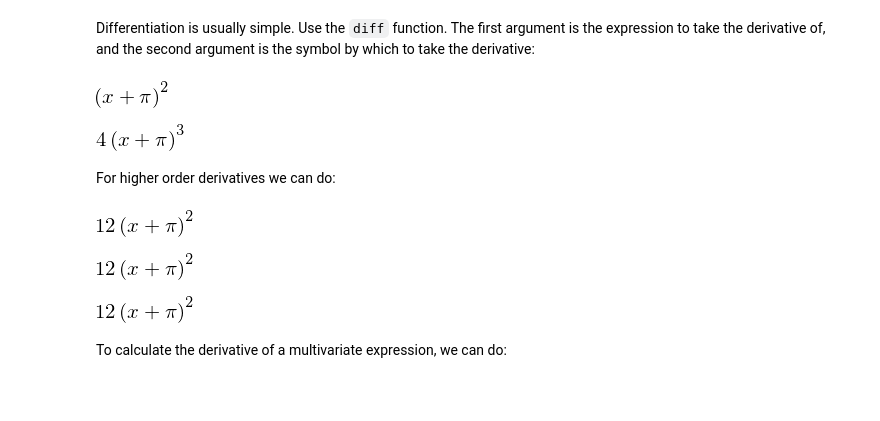
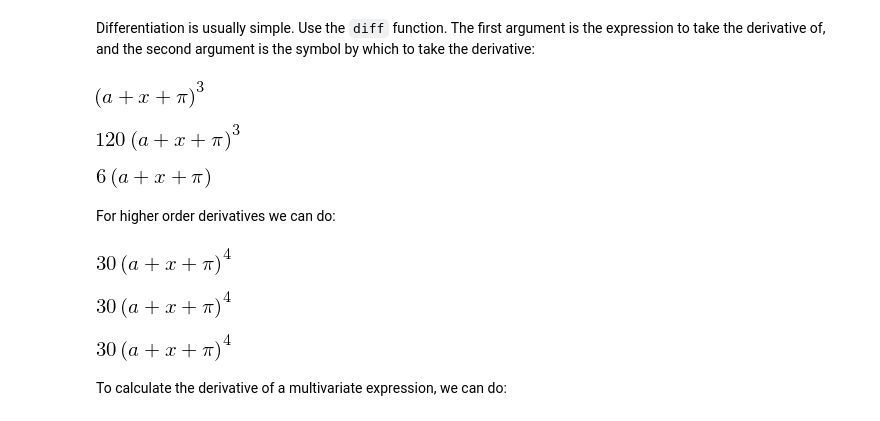
Before and after one commit to douglasvitoreti/scientific-python-lectures, a Jupyter notebook: Lecture-3-Sympy.ipynb, the cells around one changed output. Saved outputs shown, nothing was run; the diff lists cells and outputs as text; code cells hidden in the pictures; blank space fills up the shorter version.

```diff
--- a/Lecture-3-Sympy.ipynb
+++ b/Lecture-3-Sympy.ipynb
@@ -46,4 +45,6 @@ x = sp.Symbol('x')
 [figure]
 # %%
 # alternative way of defining symbols
-a, b, c = sp.symbols("a, b, c")
+a, b, c, sig = sp.symbols("a b c \hat{\sigma}")
+
+a, b, c, sig
@@ -259,28 +310,34 @@ In addition to algebraic manipulations, the other main use of CAS is to do calcu
 ### Differentiation
 # %% [markdown]
 Differentiation is usually simple. Use the `diff` function. The first argument is the expression to take the derivative of, and the second argument is the symbol by which to take the derivative:
-# %%
-y
-# %% [output]
-[figure, removed]
+# %%
+y = (x + a + sp.pi)**3
+
+y
+# %% [output]
+[figure, added]
 # %%
-sp.diff(y**2, x)
+sp.diff(y**2, x, a, x)
 # %% [output]
-[figure, old version]
+[figure, new version]
+# %%
+y.diff(x, x)
+# %% [output]
+[figure, added]
 # %% [markdown]
 For higher order derivatives we can do:
 # %%
 sp.diff(y**2, x, x)
 # %% [output]
-[figure, old version]
+[figure, new version]
 # %%
 sp.diff(y**2, x, 2) # same as above
 # %% [output]
-[figure, old version]
+[figure, new version]
 # %%
 (y**2).diff(x, 2)
 # %% [output]
-[figure, old version]
+[figure, new version]
 # %% [markdown]
 To calculate the derivative of a multivariate expression, we can do:
 # %%
```
Also changed, not shown: parts of 33 cells of this notebook, 2 other files.
